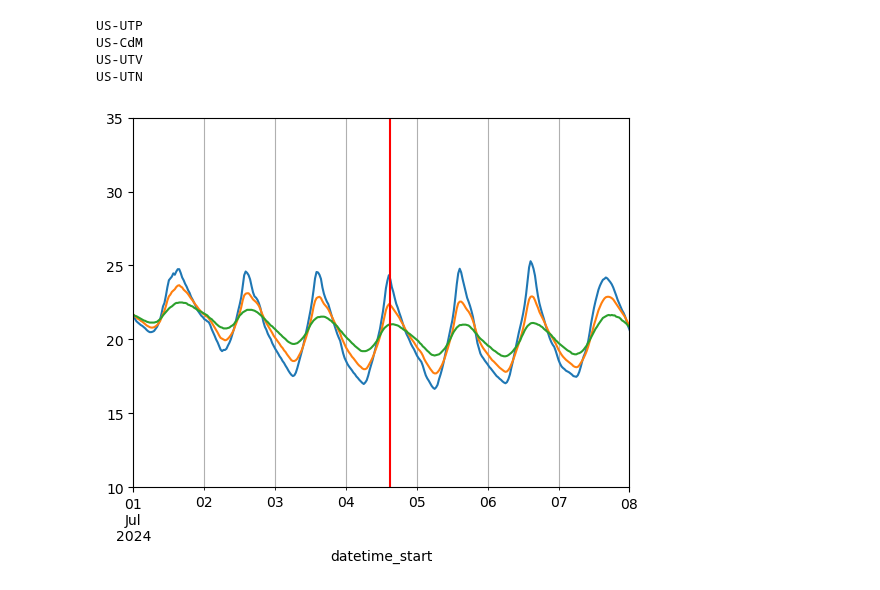
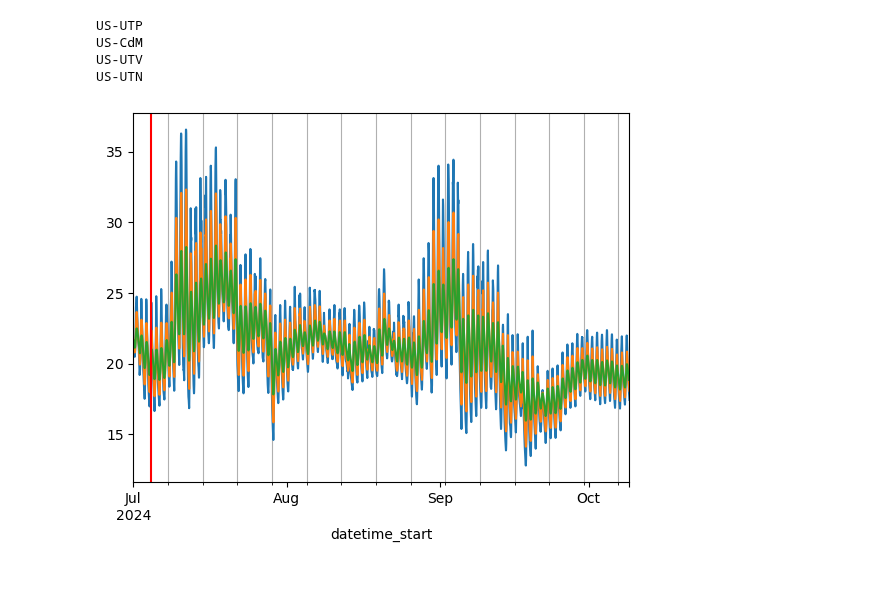
Before and after one commit to utah-geological-survey/MicroMet, a Jupyter notebook: Notebooks/Processing Workflow Notebooks/DL_test.ipynb, the cells around one changed output. Drawn from its saved outputs; the diff is of its cells as text; code cells hidden in the pictures.

```diff
--- a/Notebooks/Processing Workflow Notebooks/DL_test.ipynb
+++ b/Notebooks/Processing Workflow Notebooks/DL_test.ipynb
@@ -142,12 +144,14 @@ ddf.to_parquet('../../station_data/all_met_data.parquet')
 # %%
+soildfs = pd.read_parquet('../../station_data/all_soil_data.parquet')
 utd_soilt = soildfs.loc['US-UTD'][['ts_3_1_1','ts_3_2_1','ts_3_3_1']].replace(-9999,np.nan)
+utd_soilt = utd_soilt[utd_soilt.index >= '2024-07-01']#.resample('30T').mean()
 utd_soilt['ts_3_1_1'].plot()
 utd_soilt['ts_3_2_1'].shift(-1).plot()
 utd_soilt['ts_3_3_1'].shift(-5).plot()
 plt.axvline('2024-07-04 15:00',color='r')
-plt.xlim('2024-07-01','2024-07-08')
-plt.ylim(10,35)
+#plt.xlim('2024-07-01','2024-07-08')
+#plt.ylim(10,35)
 plt.grid(True, which='minor')
 # %% [output]
-[figure, old version]
+[figure, new version]
 # %%
```
Also changed, not shown: parts of 8 cells of this notebook, 9 other files.
